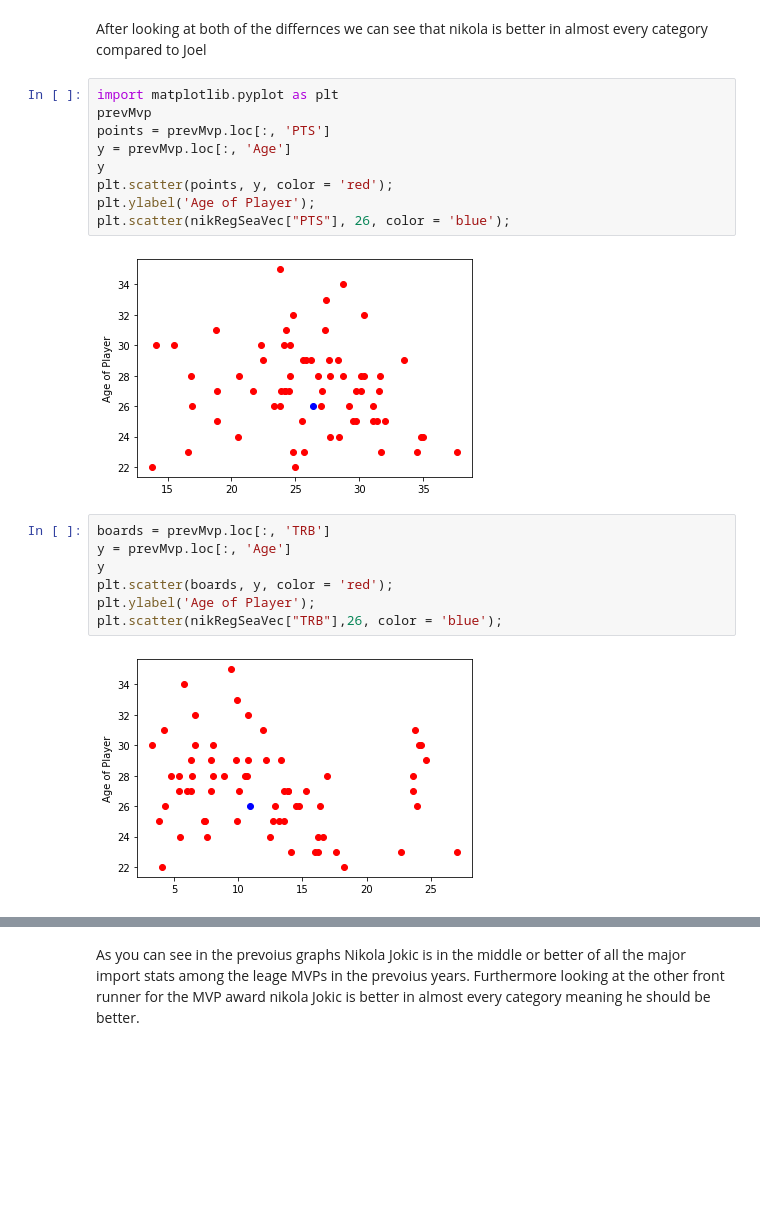
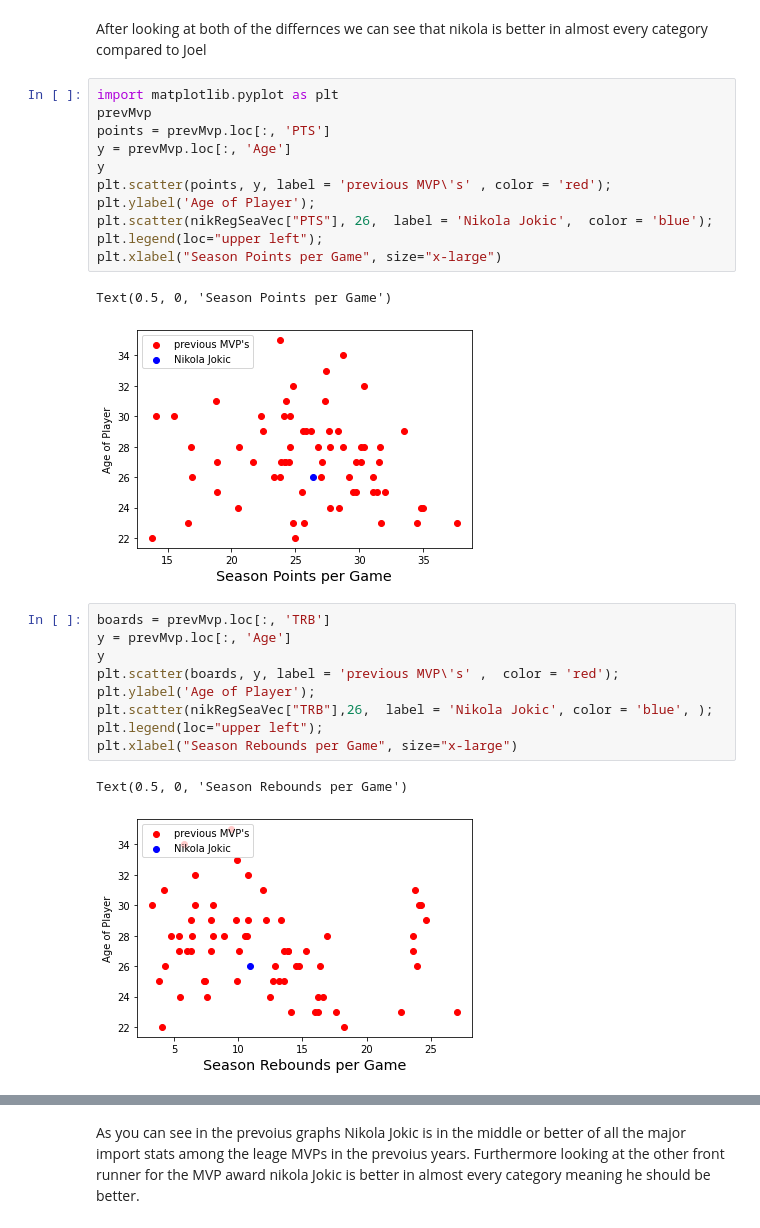
Before and after one commit to luke-a-white/CSU_DSCI_235_Project, a Jupyter notebook: DSCI_235_Final_Project.ipynb, the cells around one changed output, grey strips where cells are left out. Drawn from its saved outputs; the diff is of its cells as text; blank space fills up the shorter version.

```diff
--- a/DSCI_235_Final_Project.ipynb
+++ b/DSCI_235_Final_Project.ipynb
@@ -131,23 +131,29 @@ After looking at both of the differnces we can see that nikola is better in almo
 # %%
 import matplotlib.pyplot as plt
 prevMvp
 points = prevMvp.loc[:, 'PTS']
 y = prevMvp.loc[:, 'Age']
 y
-plt.scatter(points, y, color = 'red');
+plt.scatter(points, y, label = 'previous MVP\'s' , color = 'red');
 plt.ylabel('Age of Player');
-plt.scatter(nikRegSeaVec["PTS"], 26, color = 'blue');
+plt.scatter(nikRegSeaVec["PTS"], 26,  label = 'Nikola Jokic',  color = 'blue');
+plt.legend(loc="upper left");
+plt.xlabel("Season Points per Game", size="x-large")
 # %% [output]
+Text(0.5, 0, 'Season Points per Game')
-[figure, old version]
+[figure, new version]
 # %%
 boards = prevMvp.loc[:, 'TRB']
 y = prevMvp.loc[:, 'Age']
 y
-plt.scatter(boards, y, color = 'red');
+plt.scatter(boards, y, label = 'previous MVP\'s' ,  color = 'red');
 plt.ylabel('Age of Player');
-plt.scatter(nikRegSeaVec["TRB"],26, color = 'blue');
+plt.scatter(nikRegSeaVec["TRB"],26,  label = 'Nikola Jokic', color = 'blue', );
+plt.legend(loc="upper left");
+plt.xlabel("Season Rebounds per Game", size="x-large")
 # %% [output]
+Text(0.5, 0, 'Season Rebounds per Game')
-[figure, old version]
+[figure, new version]
 # %%
 assists = prevMvp.loc[:, 'AST']
 y = prevMvp.loc[:, 'Age']
```
Also changed, not shown: parts of 1 cell of this notebook.
